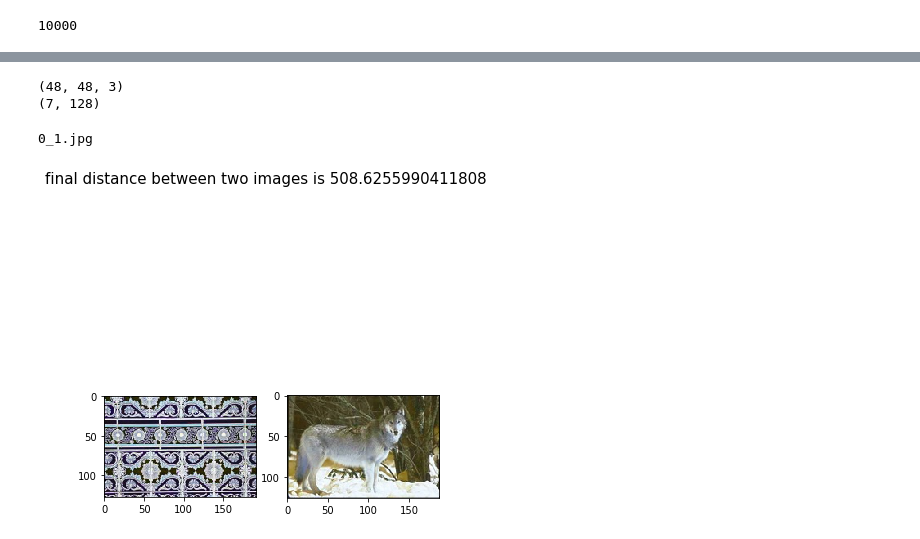
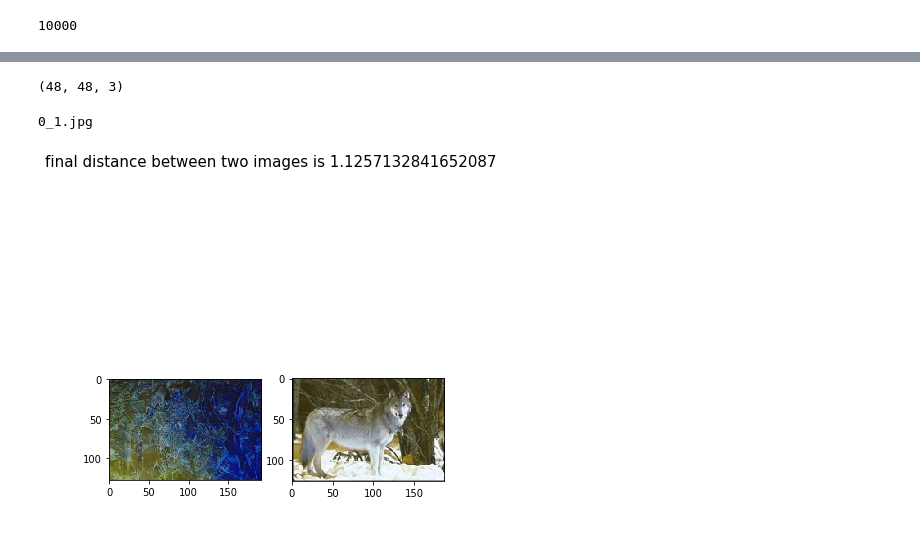
Before and after one commit to saichandrareddy1/Corel10000_project, a Jupyter notebook: Corel_dist.ipynb, the cells around one changed output, grey strips where cells are left out. Drawn from its saved outputs; the diff is of its cells as text; code cells hidden in the pictures.

```diff
--- a/Corel_dist.ipynb
+++ b/Corel_dist.ipynb
@@ -36,9 +38,9 @@ for i, j in img_dict.items():
     #print(j)
     keypoints_sift, descriptors = sift.detectAndCompute(j, None)
     #print(descriptors.shape)
-    if descriptors is not None and descriptors.shape != (0,) and descriptors.shape[0] > 5 and descriptors.shape[1] > 50:
+    if descriptors is not None and descriptors.shape != (0,) and descriptors.shape[0] > 6 and descriptors.shape[1] > 127:
         #print(descriptors.shape)
-        descriptors1 = descriptors[:5, :50].flatten().tolist()
+        descriptors1 = descriptors[:7, :128].flatten().tolist()
         final_dict[i] = descriptors1
     else:
         pass
@@ -51,14 +53,13 @@ img_in_res = cv2.resize(img_in, (48, 48), cv2.INTER_CUBIC)
 print(img_in_res.shape)
 keypoints_sift, descriptors_in = sift.detectAndCompute(img_in_res, None)
 
-if descriptors_in is not None and descriptors_in.shape != (0,) and descriptors_in.shape[0] > 5 and descriptors_in.shape[1] > 50:
-        print(descriptors.shape)
-        descriptors1_in = descriptors[:5, :50].flatten().tolist()
+if descriptors_in is not None and descriptors_in.shape != (0,) and descriptors_in.shape[0] > 6 and descriptors_in.shape[1] > 127:
+        #print(descriptors.shape)
+        descriptors1_in = descriptors_in[:7, :128].flatten().tolist()
 else:
     pass
 # %% [output]
 (48, 48, 3)
-(7, 128)
 # %%
 distances = {}
 lis_final_keys = list(final_dict.keys())
@@ -80,12 +81,12 @@ final_list = list(sorted_dict.keys())
 final_values = list(sorted_dict.values())
 # %%
 import matplotlib.pyplot as plt
-image_output = cv2.imread(r"C:/Users/SUPERMAN/Desktop/hand/Corel100000/Corel10000/"+final_list[1])
+image_output = cv2.imread(r"C:/Users/SUPERMAN/Desktop/hand/Corel100000/Corel10000/"+final_list[0])
 image_input = cv2.imread(input_image)
 fig, (ax1, ax2) = plt.subplots(1,2,figsize=(6,8))
 ax1.imshow(image_output)
 ax2.imshow(image_input)
-plt.suptitle(f"final distance between two images is {final_values[1]}",fontsize=15)
+plt.suptitle(f"final distance between two images is {final_values[0]}",fontsize=15)
 plt.show()
 # %% [output]
-[figure, old version]
+[figure, new version]
```
Also changed, not shown: parts of 1 cell of this notebook.
